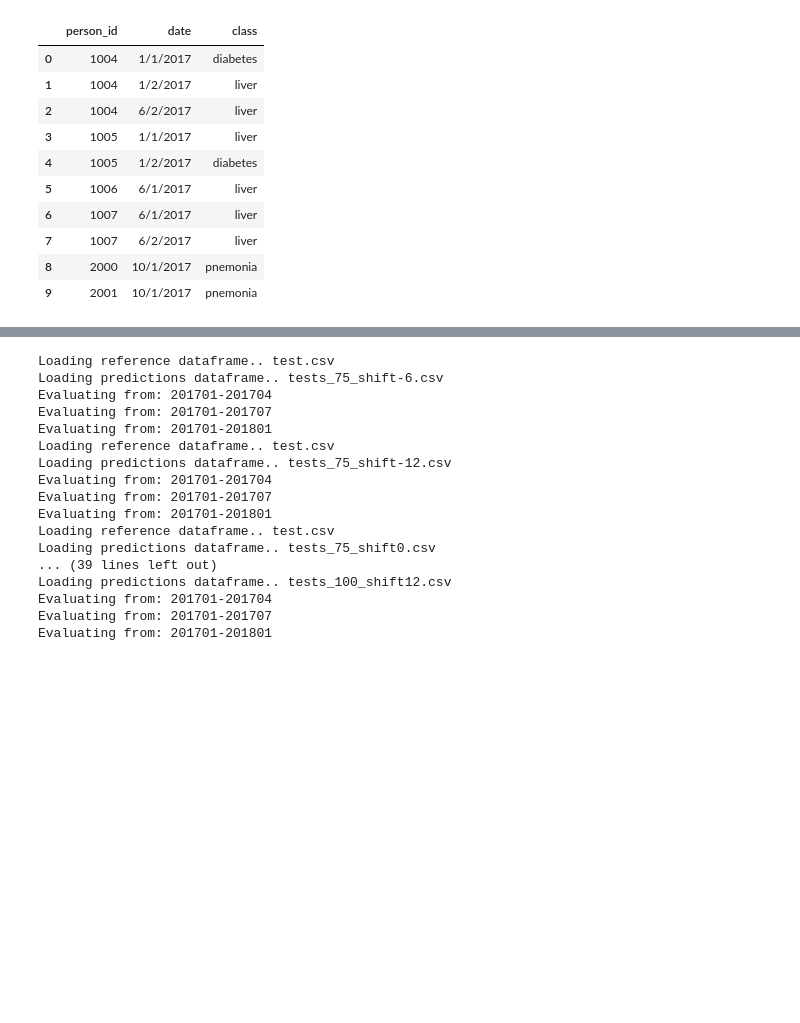
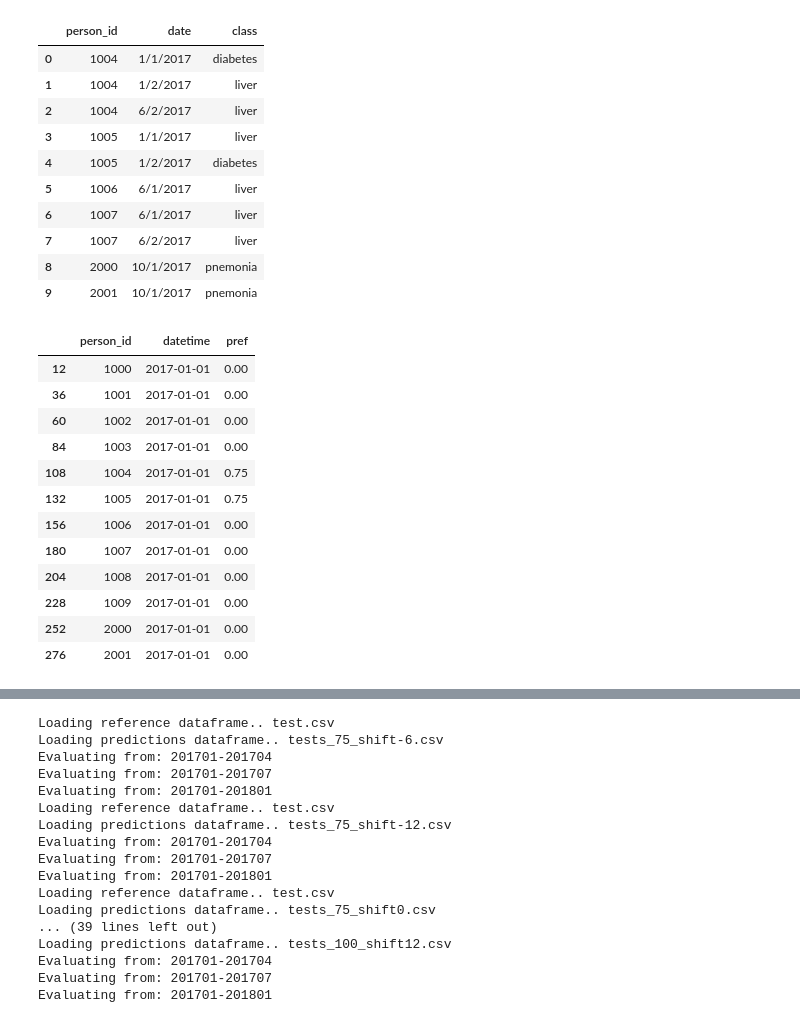
Before and after one commit to nafis-neehal/CDPHP_Evaluation, a Jupyter notebook: notebooks/use_evaluation.ipynb, the cells around one changed output, grey strips where cells are left out. Saved outputs shown, nothing was run; the diff lists cells and outputs as text; code cells hidden in the pictures; blank space fills up the shorter version.

```diff
--- a/notebooks/use_evaluation.ipynb
+++ b/notebooks/use_evaluation.ipynb
@@ -63,6 +63,26 @@ ref
 | 7 | 1007 | 6/2/2017 | liver |
 | 8 | 2000 | 10/1/2017 | pnemonia |
 | 9 | 2001 | 10/1/2017 | pnemonia |
+# %%
+#These are the predictions.
+pred=pd.read_csv(c_p['dir']+c_p['file'])
+pred['datetime']=pd.to_datetime(pred[c_p['date_col']], format= c_p['date_for'])
+pred=pred.loc[pred['datetime']==c_e['eval_date'],[c_p['per_col'],'datetime',c_e['pred_target']]]
+pred
+# %% [output]
+|  | person_id | datetime | pref |
+| 12 | 1000 | 2017-01-01 | 0.00 |
+| 36 | 1001 | 2017-01-01 | 0.00 |
+| 60 | 1002 | 2017-01-01 | 0.00 |
+| 84 | 1003 | 2017-01-01 | 0.00 |
+| 108 | 1004 | 2017-01-01 | 0.75 |
+| 132 | 1005 | 2017-01-01 | 0.75 |
+| 156 | 1006 | 2017-01-01 | 0.00 |
+| 180 | 1007 | 2017-01-01 | 0.00 |
+| 204 | 1008 | 2017-01-01 | 0.00 |
+| 228 | 1009 | 2017-01-01 | 0.00 |
+| 252 | 2000 | 2017-01-01 | 0.00 |
+| 276 | 2001 | 2017-01-01 | 0.00 |
 # %%
 importlib.reload(ev)
 results = ev.score_times(c_p, c_r, c_e)
```
Also changed, not shown: parts of 6 cells of this notebook, 4 other files.
